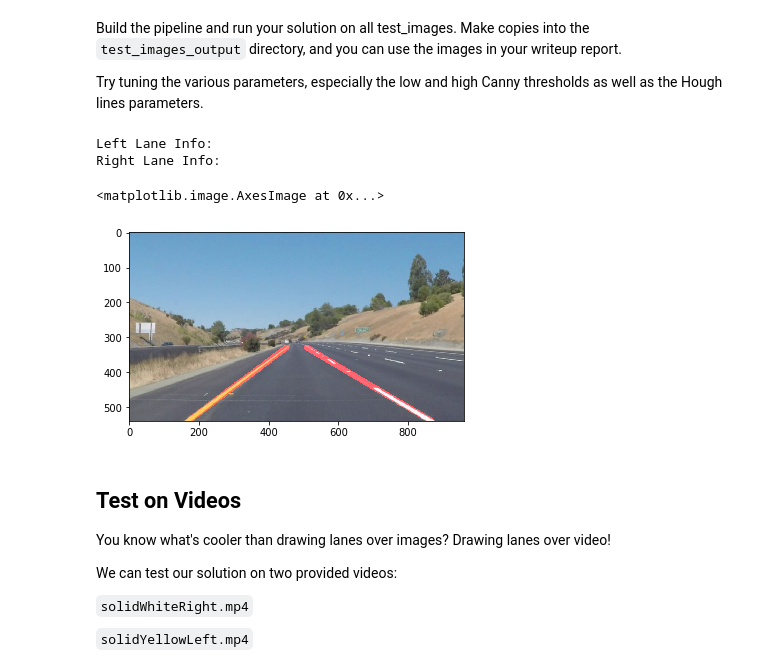
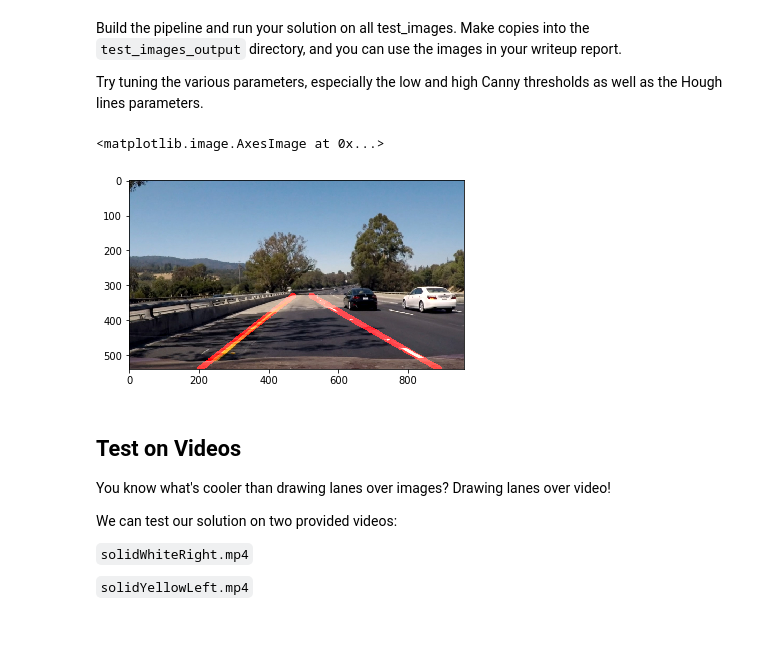
Before and after one commit to josephRog/sdc_project1, a Jupyter notebook: P1.ipynb, the cells around one changed output. Saved outputs shown, nothing was run; the diff lists cells and outputs as text; code cells hidden in the pictures; blank space fills up the shorter version.

```diff
--- a/P1.ipynb
+++ b/P1.ipynb
@@ -261,17 +256,15 @@ Try tuning the various parameters, especially the low and high Canny thresholds
 # TODO: Build your pipeline that will draw lane lines on the test_images
 # then save them to the test_images directory.
 
-# Following pipleine created by Joseph Rogers, Fall 2017
-#reading in an image
-image = mpimg.imread('test_images/solidYellowCurve2.jpg')
-plt.imshow(image) # display the image
+# The following pipleine was created by Joseph Rogers, Fall 2017
+
+
+# 1) Read in the image
+image = mpimg.imread('test_images/hard.jpg')
 
 
 
-########################################################
-# Filter by pixel value
-
-
+# 2) Filter by pixel value
 lower = np.array([200,200,0])
 upper = np.array([255,255,255])
 mask = cv2.inRange(image, lower, upper)
@@ -279,78 +272,50 @@ res = cv2.bitwise_and(image,image, mask= mask)
 
 
 
-plt.imshow(res) # display the image
-
-
-########################################################
+# 3) Convert the image to grayscale
+gray = grayscale(res)
 
 
 
-
-
-# 1) Convert the image to grayscale and display it
-gray = grayscale(res)
-plt.imshow(gray, cmap='gray') # display the gray image
+# 4) Blur the image some
+kernal_size = 11 # Radius of the blur
+blur_gray = gaussian_blur(gray, kernal_size)
 
 
 
-
-
-# 2) Blur the image some
-kernal_size = 11 # Radius of the blur
-blur_gray = gaussian_blur(gray, kernal_size)
-#plt.imshow(blur_gray, cmap='gray') # display the gray image
+# 5) Apply the Canny function
+low_threshold = 50
+high_threshold = 150
+edges = canny(blur_gray, low_threshold, high_threshold)
 
 
 
-
-# 3) Apply the Canny function
-low_threshold = 50
-high_threshold = 150
-edges = canny(blur_gray, low_threshold, high_threshold)
-#plt.imshow(edges, cmap='gray') # display the edges
-
-
-########################################################
-
-
+# 6) Split the image into left and right lanes
 left_verts= np.array([[(120, 540), (410, 340), (480,340), (360,540)]], dtype=np.int32)
 right_verts= np.array([[(700,540), (480,340), (600, 340), (960,540)]], dtype=np.int32)
 left_half = region_of_interest(edges, left_verts)
 right_half = region_of_interest(edges, right_verts)
 
 
-mask_test = region_of_interest(image, right_verts)
-#plt.imshow(mask_test)
 
-
-
-########################################################
-
-
-# 5) Apply the Hough Transform to find where lines are
+# 7) Apply the Hough Transform to find where the lanes are
 rho = 1 # distance resolution in pixels of the Hough grid
 theta = np.pi/180 # angular resolution in radians of the Hough grid
 threshold = 20     # minimum number of votes (intersections in Hough grid cell)
 min_line_length = 30 #minimum number of pixels making up a line
 max_line_gap = 100    # maximum gap in pixels between connectable line segments
-print("Left Lane Info:")
 left_lane_line = hough_lines(left_half, rho, theta, threshold, min_line_length, max_line_gap)
-print("Right Lane Info:")
 right_lane_line = hough_lines(right_half, rho, theta, threshold, min_line_length, max_line_gap)
-#plt.imshow(hough_image) # display the gray image
 
 
 
-# Test drawing the combined images
+# Combine the left and right images
 left_image = weighted_img(left_lane_line, image, α=1, β=1., λ=0.)
 final = weighted_img(right_lane_line, left_image, α=1, β=1., λ=0.)
 plt.imshow(final)
 # %% [output]
-Left Lane Info:
-Right Lane Info:
+<matplotlib.image.AxesImage at 0x...>
-<matplotlib.image.AxesImage at 0x...>
-[figure, old version]
+[figure, new version]
 # %% [markdown]
 ## Test on Videos
 
```
Also changed, not shown: parts of 6 cells of this notebook.
